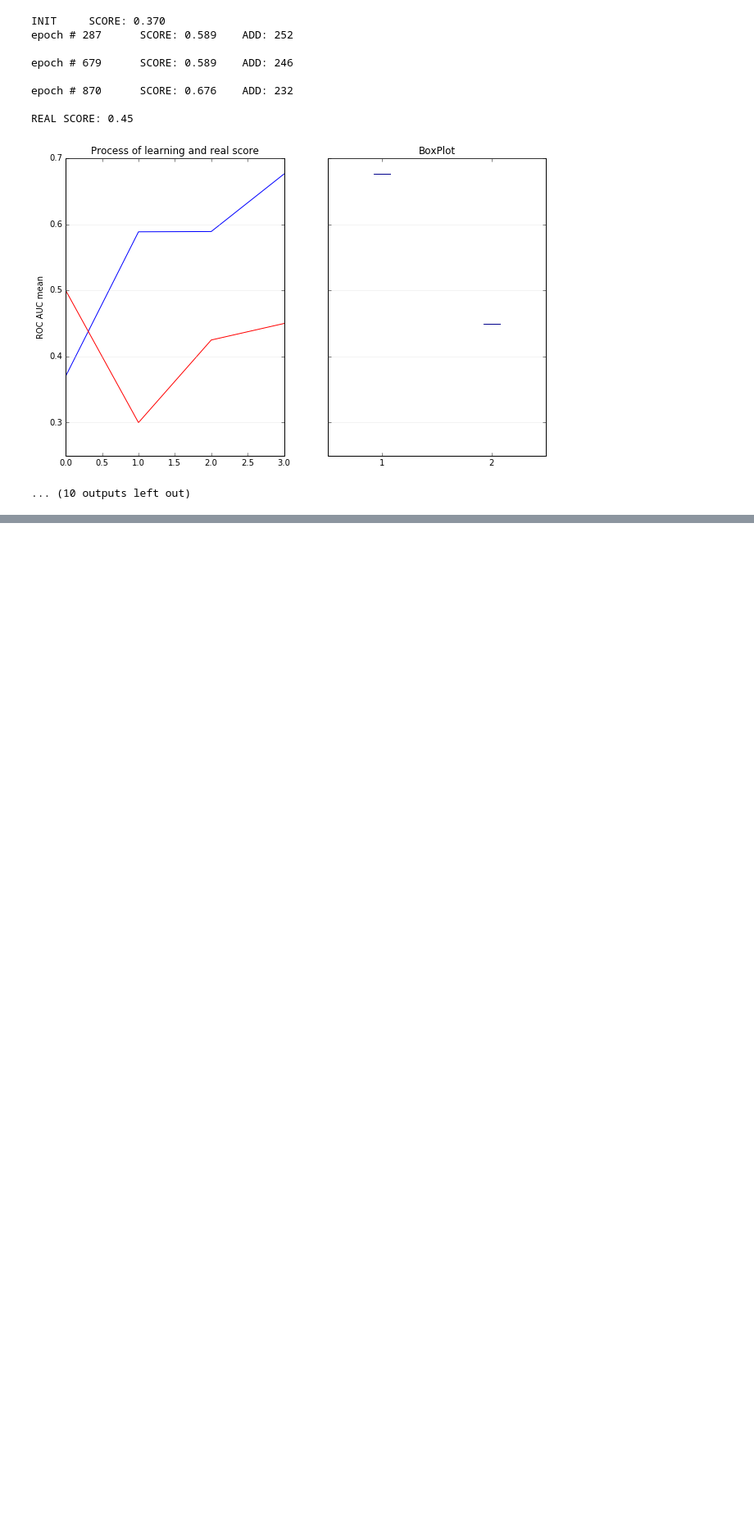
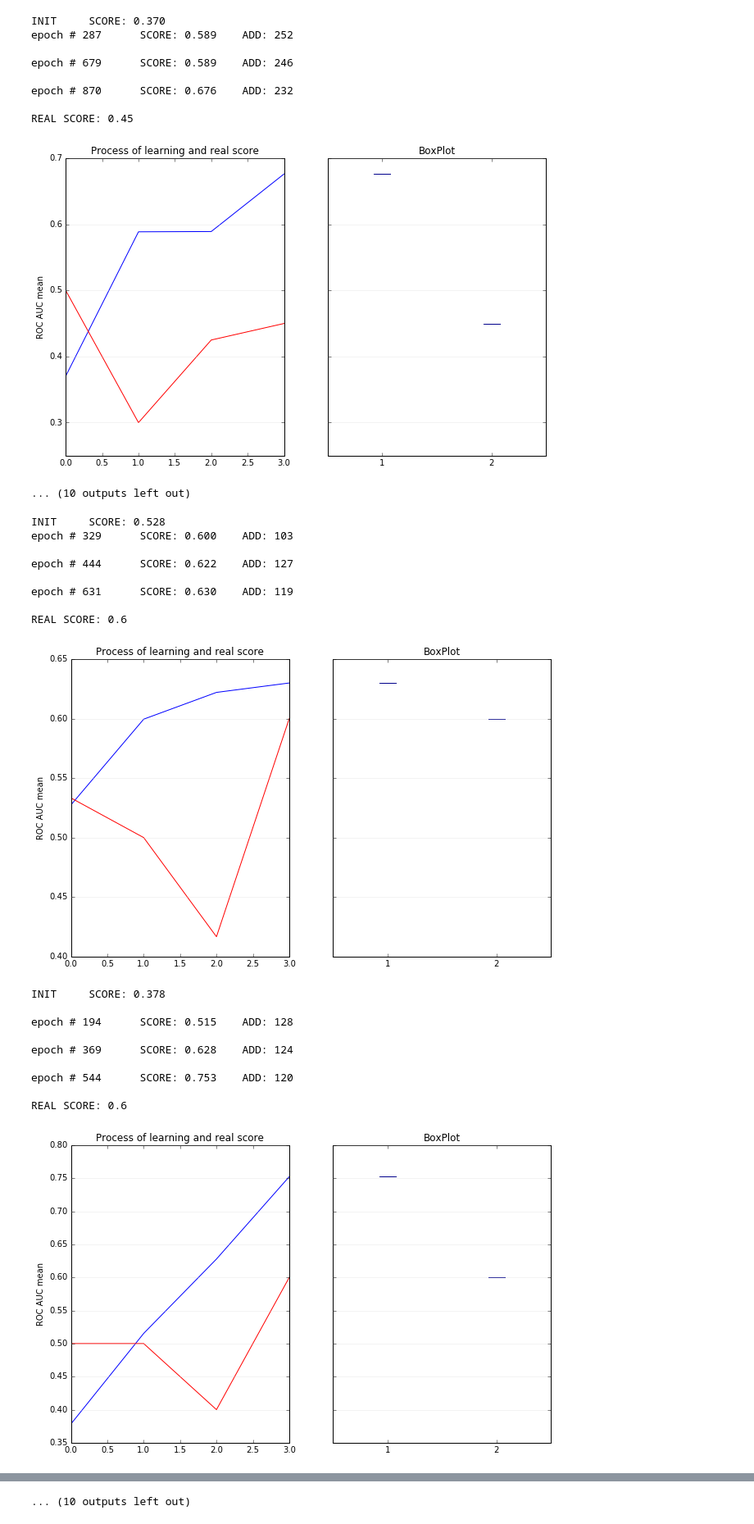
Before and after one commit to Tismoney/PRNI2016, a Jupyter notebook: Subsection/Test#5.ipynb, the cells around one changed output, grey strips where cells are left out. Shown at 82% size. Saved outputs shown, nothing was run; the diff lists cells and outputs as text; code cells hidden in the pictures; blank space fills up the shorter version.

```diff
--- a/Subsection/Test#5.ipynb
+++ b/Subsection/Test#5.ipynb
@@ -278,0 +289,22 @@ REAL SCORE: 0.45
+# %%
+Sub.get_result()
+# %% [output]
+INIT     SCORE: 0.528
+epoch # 329      SCORE: 0.600    ADD: 103
+
+epoch # 444      SCORE: 0.622    ADD: 127
+
+epoch # 631      SCORE: 0.630    ADD: 119
+
+REAL SCORE: 0.6
+[figure, added]
+INIT     SCORE: 0.378
+
+epoch # 194      SCORE: 0.515    ADD: 128
+
+epoch # 369      SCORE: 0.628    ADD: 124
+
+epoch # 544      SCORE: 0.753    ADD: 120
+
+REAL SCORE: 0.6
+[figure, added]
@@ -278,0 +344 @@ REAL SCORE: 0.45
+... (10 outputs left out)
```
Also changed, not shown: parts of 2 cells of this notebook.
